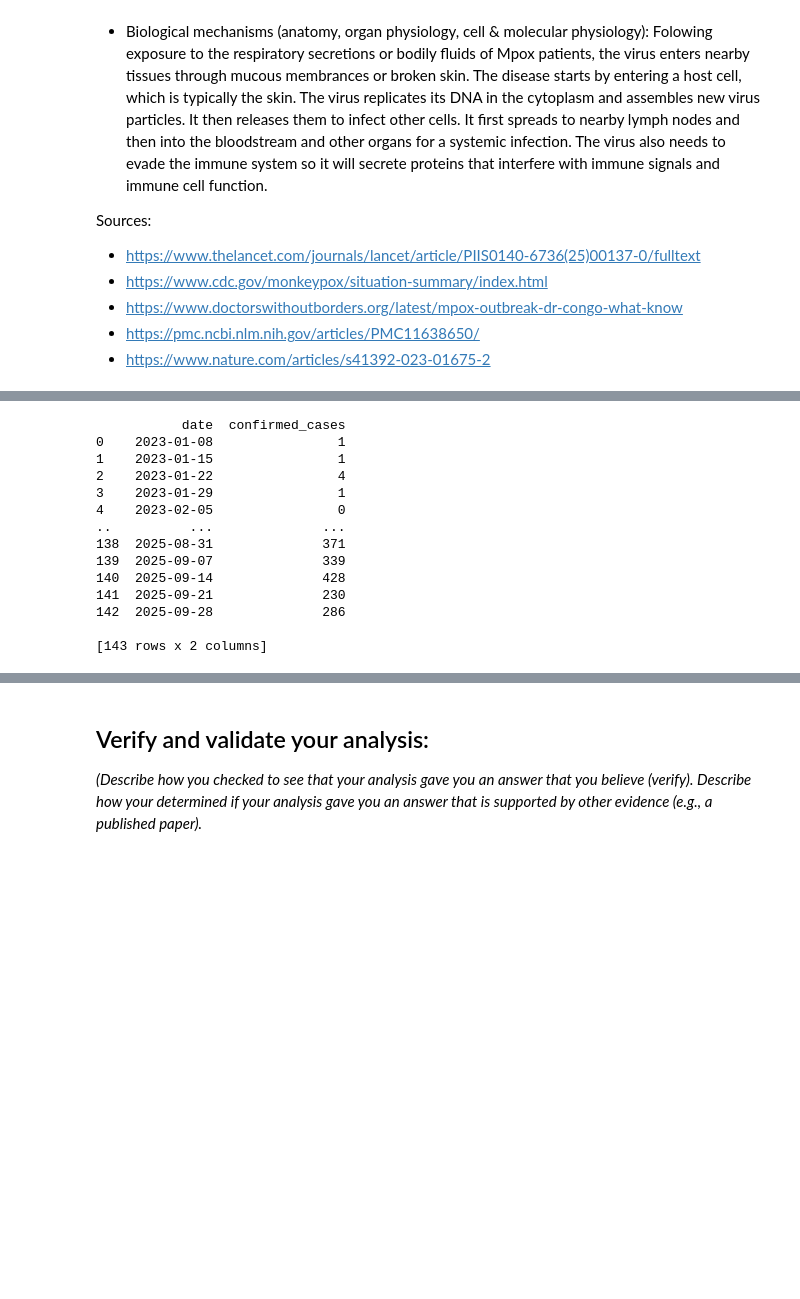
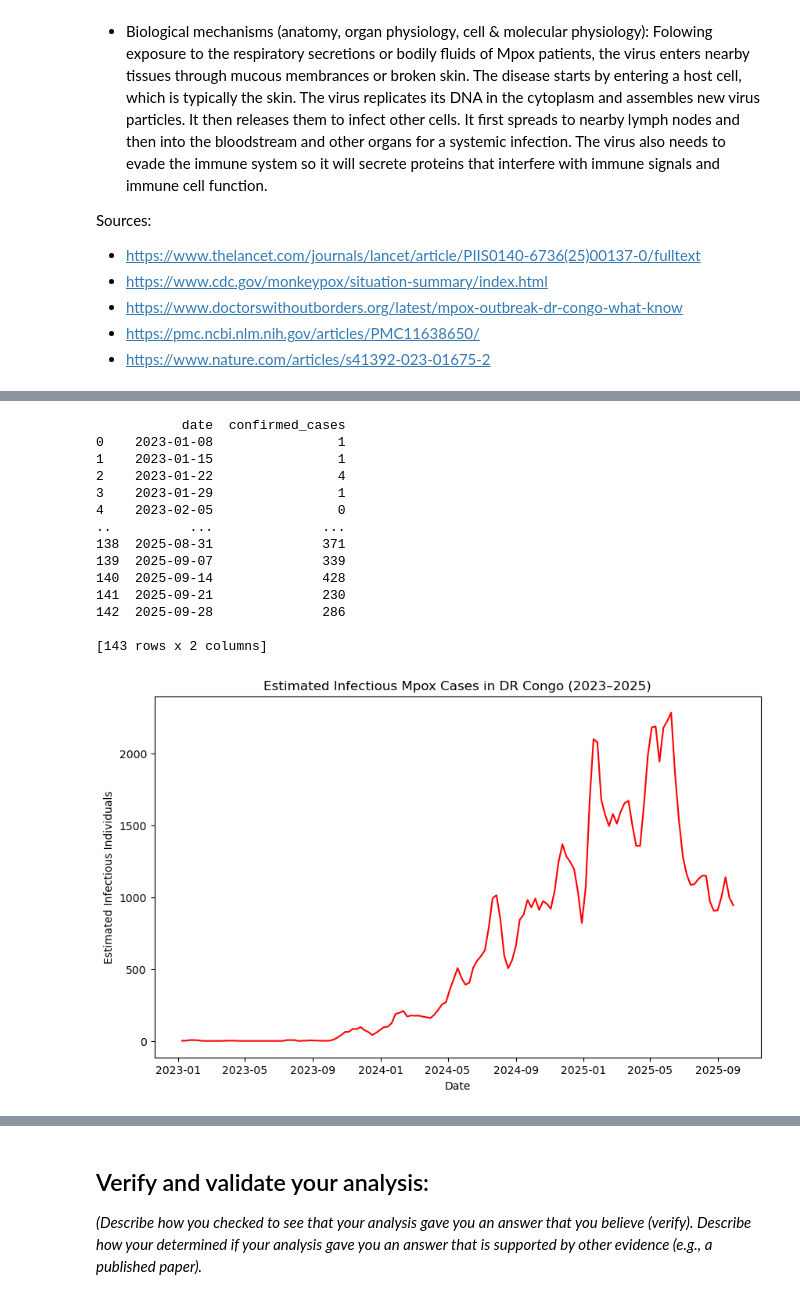
Before and after one commit to mlineweaver/Module_4, a Jupyter notebook: Langer6_Lineweaver_&_Tadavarthi__Module_4.ipynb, the cells around one changed output, grey strips where cells are left out. Cells and saved outputs as stored; diff of their text form; code cells hidden in the pictures; blank space fills up the shorter version.

```diff
--- a/Langer6_Lineweaver_&_Tadavarthi__Module_4.ipynb
+++ b/Langer6_Lineweaver_&_Tadavarthi__Module_4.ipynb
@@ -35,28 +37,59 @@ Sources:
 # %%
 ## LOAD YOUR DATASET HERE.
+import os
+os.chdir("/Users/meredithlineweaver/Desktop/Computational BME/Module 4/")
+import pandas as pd
+from main_functions import convert_cumulative_to_SIR
+import matplotlib.pyplot as plt
+import matplotlib.dates as mdates
+
 
 # 1. Read in the csv file of cumulative cases.
-import pandas as pd
 df = pd.read_csv("/Users/meredithlineweaver/Desktop/Computational BME/Module 4/mpox_dem_rep_of_congo_data_2023_2025_new_cases.csv")
 print(df)
+df['date'] = pd.to_datetime(df['date'])
+
 # 2. Use the convert_cumulative_to_SIR function to convert cumulative cases to approximate S, I, R at any given time.
+df['cumulative_cases'] = df['confirmed_cases'].cumsum()
+population = 109075560 #individuals
+infectious_period = 3
+
+df_sir = convert_cumulative_to_SIR(
+    df,
+    date_col = "date",
+    cumulative_col = "cumulative_cases",
+    population = population,
+    infectious_period = infectious_period,
+    new_case_col = "new_cases",
+    I_col = 'I_est',
+    R_col = "R_est",
+    S_col = "S_est"
+)
+
 
 # 3. Plot S, I, R over time.
+plt.figure(figsize=(10,6))
+plt.plot(df_sir['date'], df_sir['I_est'], color='red')
+plt.xlabel('Date')
+plt.ylabel('Estimated Infectious Individuals')
+plt.title('Estimated Infectious Mpox Cases in DR Congo (2023–2025)')
+plt.show()
 # %% [output]
            date  confirmed_cases
 0    2023-01-08                1
 1    2023-01-15                1
 2    2023-01-22                4
 3    2023-01-29                1
 4    2023-02-05                0
 ..          ...              ...
 138  2025-08-31              371
 139  2025-09-07              339
 140  2025-09-14              428
 141  2025-09-21              230
 142  2025-09-28              286
 
 [143 rows x 2 columns]
+[figure, added]
 # %% [markdown]
 ## Data Analyis:
 
```
Also changed, not shown: parts of 16 cells of this notebook.
